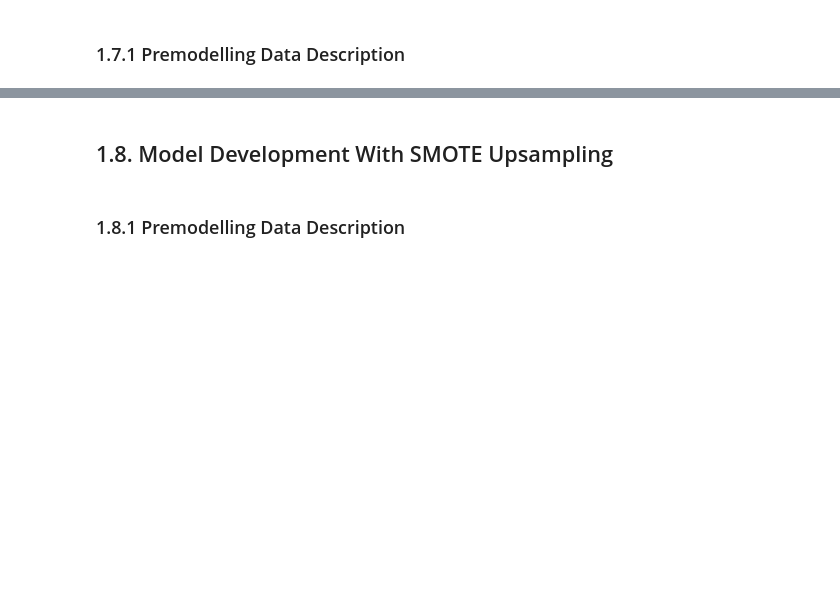
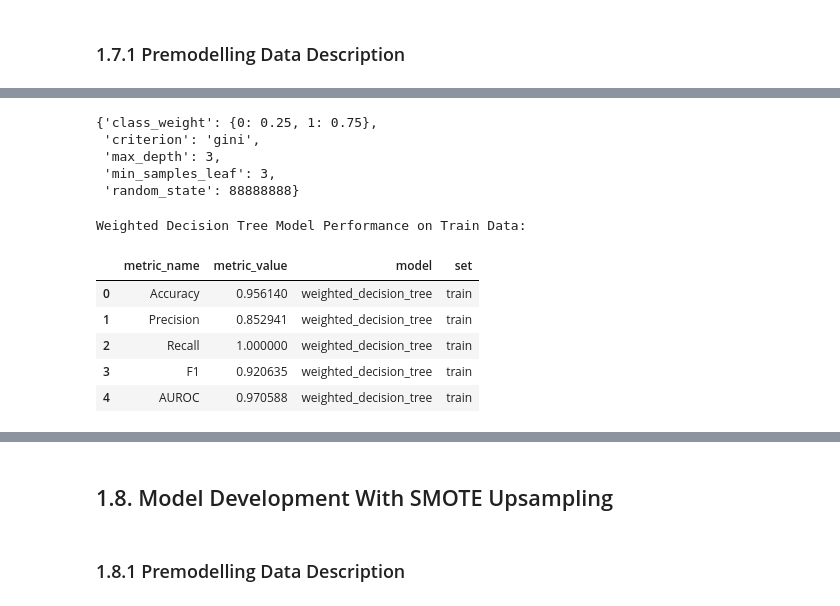
Before and after one commit to JohnPaulinePineda/Supervised-Machine-Learning-Classification-Final-Assignment, a Jupyter notebook: ClassificationForMachineLearning_FinalAssignment.ipynb, the cells around one changed output, grey strips where cells are left out. Drawn from its saved outputs; the diff is of its cells as text; code cells hidden in the pictures; blank space fills up the shorter version.

```diff
--- a/ClassificationForMachineLearning_FinalAssignment.ipynb
+++ b/ClassificationForMachineLearning_FinalAssignment.ipynb
@@ -2384,0 +2587,67 @@ Optimal Support Vector Machine Model Performance on Test Data:
+# %%
+##################################
+# Creating an instance of the
+# Decision Tree model
+##################################
+decision_tree = DecisionTreeClassifier()
+
+##################################
+# Defining the hyperparameters for the
+# Decision Tree model
+##################################
+hyperparameter_grid = {
+    'criterion': ['gini','entropy','log_loss'],
+    'max_depth': [3,5,7],
+    'min_samples_leaf': [3,5,10],
+    'class_weight': [{0:0.25, 1:0.75}],
+    'random_state': [88888888]}
+
+##################################
+# Defining the hyperparameters for the
+# Decision Tree model
+##################################
+weighted_decision_tree = GridSearchCV(estimator = decision_tree,
+                                           param_grid = hyperparameter_grid,
+                                           n_jobs = -1,
+                                           scoring='f1')
+
+##################################
+# Fitting the weighted Decision Tree model
+##################################
+weighted_decision_tree.fit(X_train, y_train)
+
+##################################
+# Determining the weighted hyperparameter
+# for the Decision Tree model
+##################################
+weighted_decision_tree.best_score_
+weighted_decision_tree.best_params_
+# %% [output]
+{'class_weight': {0: 0.25, 1: 0.75},
+ 'criterion': 'gini',
+ 'max_depth': 3,
+ 'min_samples_leaf': 3,
+ 'random_state': 88888888}
+# %%
+##################################
+# Evaluating the weighted decision tree model
+# on the train set
+##################################
+weighted_decision_tree_y_hat_train = weighted_decision_tree.predict(X_train)
+
+##################################
+# Gathering the model evaluation metrics
+##################################
+weighted_decision_tree_performance_train = model_performance_evaluation(y_train, weighted_decision_tree_y_hat_train)
+weighted_decision_tree_performance_train['model'] = ['weighted_decision_tree'] * 5
+weighted_decision_tree_performance_train['set'] = ['train'] * 5
+print('Weighted Decision Tree Model Performance on Train Data: ')
+display(weighted_decision_tree_performance_train)
+# %% [output]
+Weighted Decision Tree Model Performance on Train Data:
+|  | metric_name | metric_value | model | set |
+| 0 | Accuracy | 0.956140 | weighted_decision_tree | train |
+| 1 | Precision | 0.852941 | weighted_decision_tree | train |
+| 2 | Recall | 1.000000 | weighted_decision_tree | train |
+| 3 | F1 | 0.920635 | weighted_decision_tree | train |
+| 4 | AUROC | 0.970588 | weighted_decision_tree | train |
```
Also changed, not shown: parts of 35 cells of this notebook.
